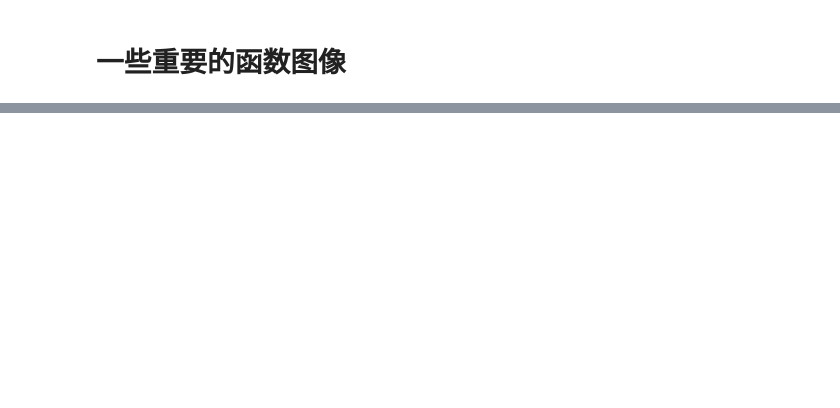
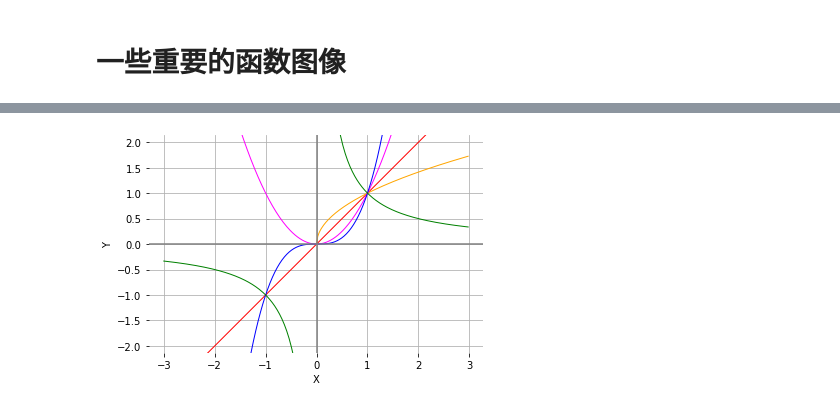
Before and after one commit to StevenBaby/archives, a Jupyter notebook: archives/数学理论/一些重要的函数图像.ipynb, the cells around one changed output, grey strips where cells are left out. Drawn from its saved outputs; the diff is of its cells as text; code cells hidden in the pictures; blank space fills up the shorter version.

Commit message:
update plot of function

```diff
--- a/archives/数学理论/一些重要的函数图像.ipynb
+++ b/archives/数学理论/一些重要的函数图像.ipynb
@@ -14,0 +28,23 @@ import matplotlib.pyplot as plt
+# %%
+x = np.linspace(-3 , 3 ,256,endpoint=False)
+x1 = np.sqrt(x)
+x2 = np.power(x, 2)
+x3 = np.power(x, 3)
+x4 = 1/x
+
+plt.plot(x,x,"red",lw=1)
+plt.plot(x,x1,"orange",lw=1)
+plt.plot(x,x2,"magenta",lw=1)
+plt.plot(x,x3,"blue",lw=1)
+plt.plot(x,x4,"green",lw=1)
+plt.box()
+plt.grid(True)
+plt.ylim([-2, 2])
+plt.xlabel('X')
+plt.ylabel('Y')
+plt.axhline(color='grey')
+plt.axvline(color='grey')
+plt.axes().set_aspect('equal', 'datalim')
+plt.show()
+# %% [output]
+[figure, added]
```
Also changed, not shown: parts of 41 cells of this notebook.
